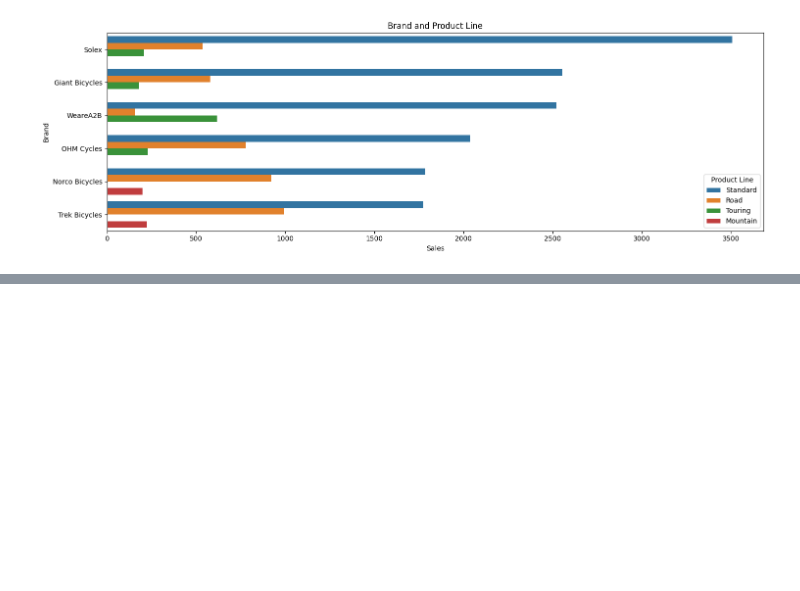
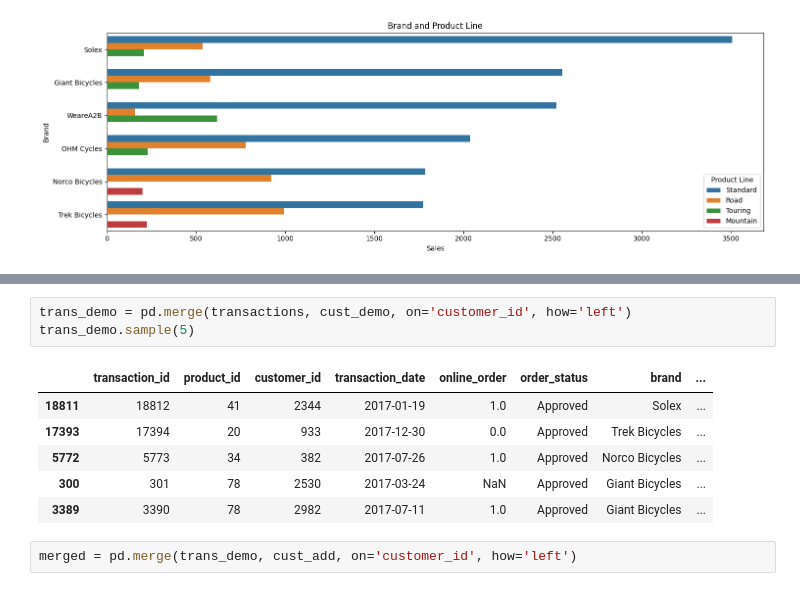
Before and after one commit to ilovedata6/SprocketCentral, a Jupyter notebook: analysis.ipynb, the cells around one changed output, grey strips where cells are left out. Drawn from its saved outputs; the diff is of its cells as text; blank space fills up the shorter version.

```diff
--- a/analysis.ipynb
+++ b/analysis.ipynb
@@ -540,0 +609,12 @@ plt.show()
+# %%
+trans_demo = pd.merge(transactions, cust_demo, on='customer_id', how='left')
+trans_demo.sample(5)
+# %% [output]
+|  | transaction_id | product_id | customer_id | transaction_date | online_order | order_status | brand | ... |
+| 18811 | 18812 | 41 | 2344 | 2017-01-19 | 1.0 | Approved | Solex | ... |
+| 17393 | 17394 | 20 | 933 | 2017-12-30 | 0.0 | Approved | Trek Bicycles | ... |
+| 5772 | 5773 | 34 | 382 | 2017-07-26 | 1.0 | Approved | Norco Bicycles | ... |
+| 300 | 301 | 78 | 2530 | 2017-03-24 | NaN | Approved | Giant Bicycles | ... |
+| 3389 | 3390 | 78 | 2982 | 2017-07-11 | 1.0 | Approved | Giant Bicycles | ... |
+# %%
+merged = pd.merge(trans_demo, cust_add, on='customer_id', how='left')
```
Also changed, not shown: parts of 10 cells of this notebook.
